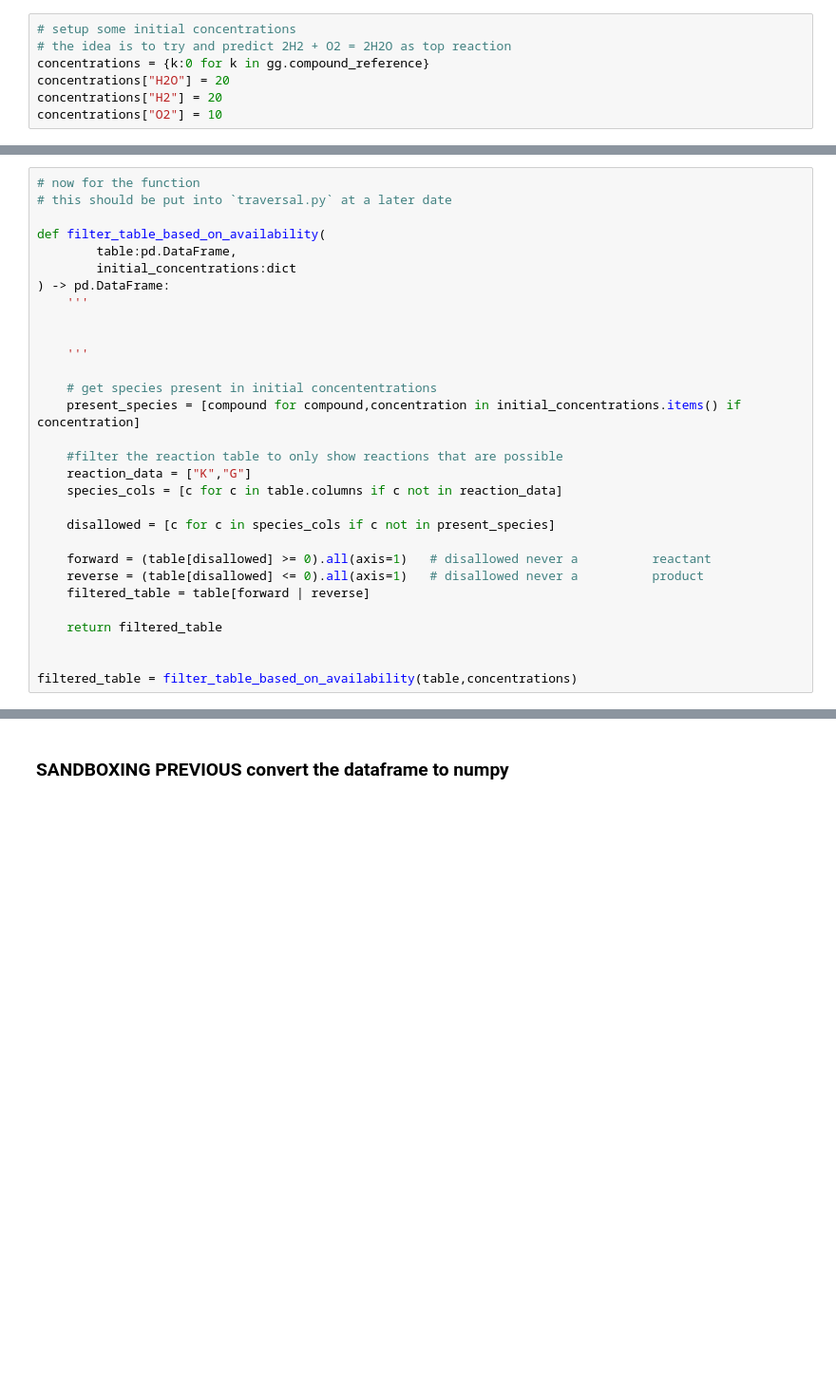
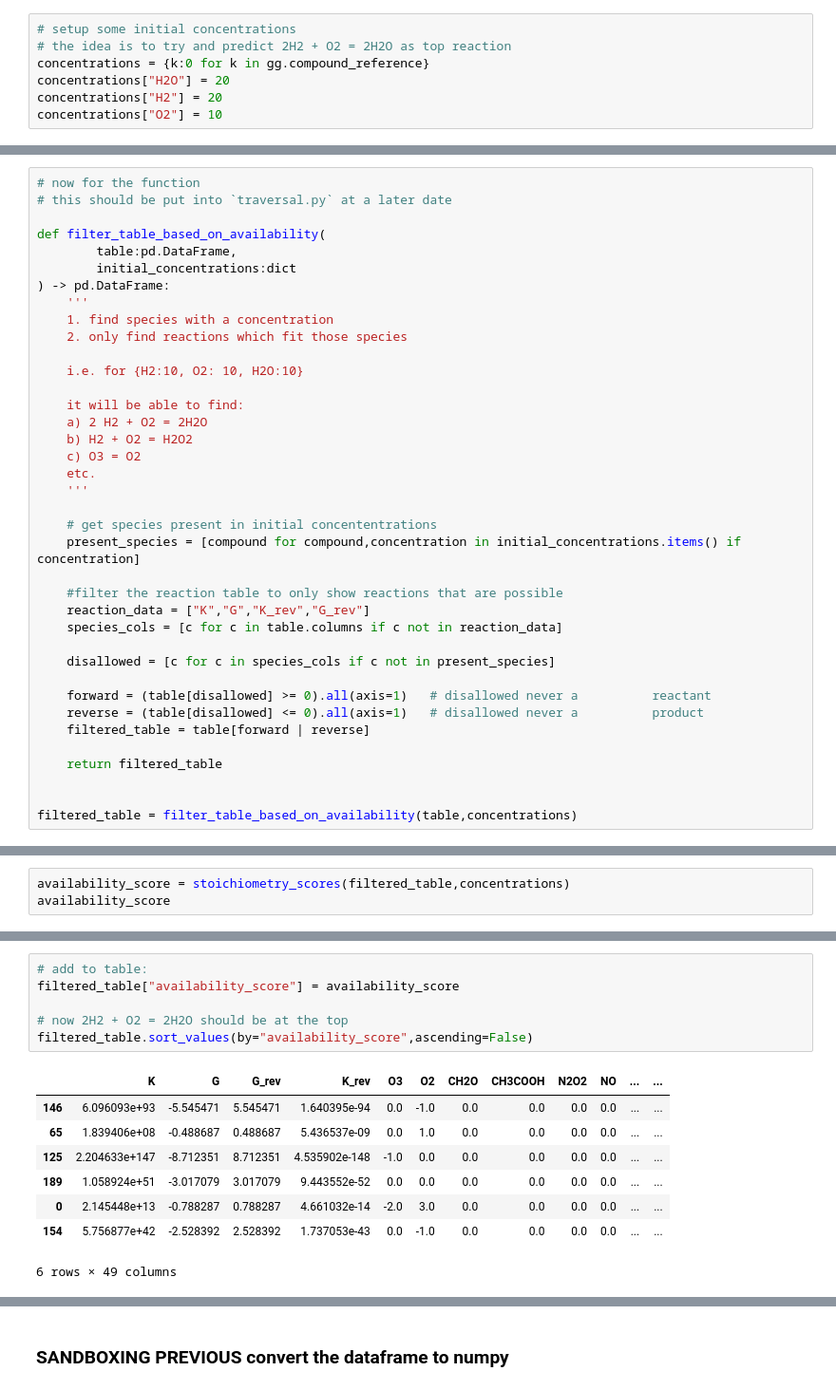
Before and after one commit to badw/arcs, a Jupyter notebook: examples/table_sandbox.ipynb, the cells around one changed output, grey strips where cells are left out. Shown at 95% size. Drawn from its saved outputs; the diff is of its cells as text; blank space fills up the shorter version.

Commit message:
add scoring system for sorting the reaction table: - gibbs free energy - reaction simplicity - stoichiometry and availability
clean up table_sandbox.ipynb

```diff
--- a/examples/table_sandbox.ipynb
+++ b/examples/table_sandbox.ipynb
@@ -71,15 +86,23 @@ def filter_table_based_on_availability(
         initial_concentrations:dict
 ) -> pd.DataFrame:
     '''
+    1. find species with a concentration
+    2. only find reactions which fit those species
 
+    i.e. for {H2:10, O2: 10, H2O:10}
 
+    it will be able to find:
+    a) 2 H2 + O2 = 2H2O
+    b) H2 + O2 = H2O2
+    c) O3 = O2
+    etc.
     '''
 
     # get species present in initial concententrations
     present_species = [compound for compound,concentration in initial_concentrations.items() if concentration]
 
     #filter the reaction table to only show reactions that are possible
-    reaction_data = ["K","G"]
+    reaction_data = ["K","G","K_rev","G_rev"]
     species_cols = [c for c in table.columns if c not in reaction_data]
 
     disallowed = [c for c in species_cols if c not in present_species]
@@ -96,0 +214,3 @@ filtered_table[filtered_table != 0 ].dropna(axis=1,how="all")
+# %%
+availability_score = stoichiometry_scores(filtered_table,concentrations)
+availability_score
@@ -96,0 +225,15 @@ filtered_table[filtered_table != 0 ].dropna(axis=1,how="all")
+# %%
+# add to table:
+filtered_table["availability_score"] = availability_score
+
+# now 2H2 + O2 = 2H2O should be at the top
+filtered_table.sort_values(by="availability_score",ascending=False)
+# %% [output]
+|  | K | G | G_rev | K_rev | O3 | O2 | CH2O | CH3COOH | N2O2 | NO | ... | ... |
+| 146 | 6.096093e+93 | -5.545471 | 5.545471 | 1.640395e-94 | 0.0 | -1.0 | 0.0 | 0.0 | 0.0 | 0.0 | ... | ... |
+| 65 | 1.839406e+08 | -0.488687 | 0.488687 | 5.436537e-09 | 0.0 | 1.0 | 0.0 | 0.0 | 0.0 | 0.0 | ... | ... |
+| 125 | 2.204633e+147 | -8.712351 | 8.712351 | 4.535902e-148 | -1.0 | 0.0 | 0.0 | 0.0 | 0.0 | 0.0 | ... | ... |
+| 189 | 1.058924e+51 | -3.017079 | 3.017079 | 9.443552e-52 | 0.0 | 0.0 | 0.0 | 0.0 | 0.0 | 0.0 | ... | ... |
+| 0 | 2.145448e+13 | -0.788287 | 0.788287 | 4.661032e-14 | -2.0 | 3.0 | 0.0 | 0.0 | 0.0 | 0.0 | ... | ... |
+| 154 | 5.756877e+42 | -2.528392 | 2.528392 | 1.737053e-43 | 0.0 | -1.0 | 0.0 | 0.0 | 0.0 | 0.0 | ... | ... |
+6 rows × 49 columns
```
Also changed, not shown: parts of 24 cells of this notebook, 1 other file.
